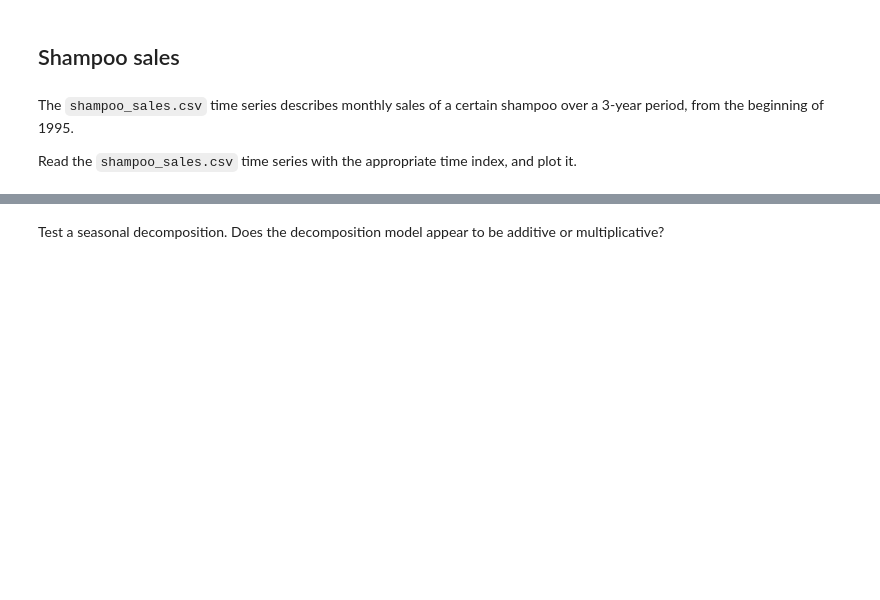
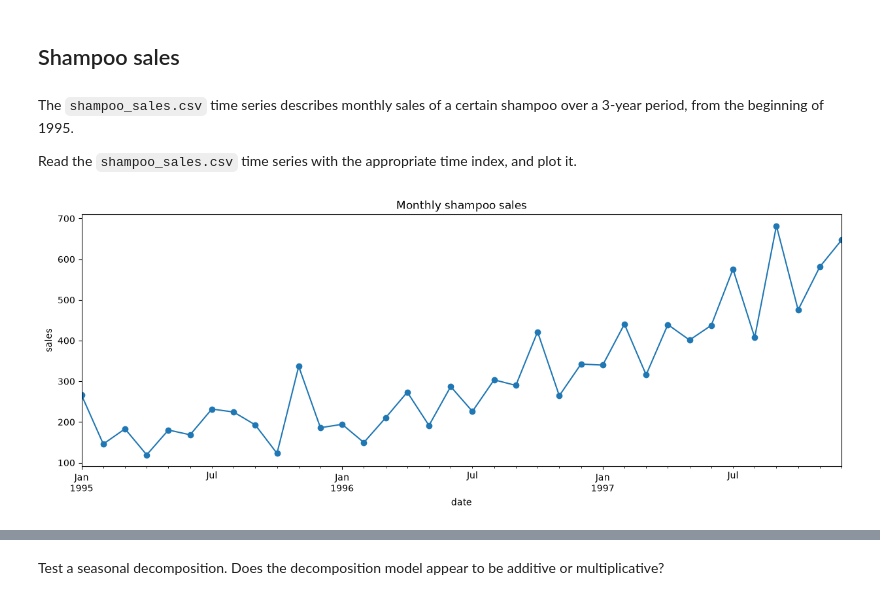
Before and after one commit to Giovanipt2/Time-Series, a Jupyter notebook: notebooks/differencing.ipynb, the cells around one changed output, grey strips where cells are left out. Saved outputs shown, nothing was run; the diff lists cells and outputs as text; code cells hidden in the pictures; blank space fills up the shorter version.

```diff
--- a/notebooks/differencing.ipynb
+++ b/notebooks/differencing.ipynb
@@ -23,3 +25,23 @@ import matplotlib.pyplot as plt
 The `shampoo_sales.csv` time series describes monthly sales of a certain shampoo over a 3-year period, from the beginning of 1995.
 
 Read the `shampoo_sales.csv` time series with the appropriate time index, and plot it.
+# %%
+df = pd.read_csv(
+    "../data/shampoo_sales.csv",
+    usecols=["Sales"],          # the header row is used; drop the non-date "Month" column
+)
+df.columns = ["sales"]
+
+# Monthly index starting January 1995; periods=len(df) keeps it aligned with the data (36 months)
+df.index = pd.date_range(start="1995-01", periods=len(df), freq="MS")
+df.index.name = "date"
+
+sales = df["sales"]
+
+fig, ax = plt.subplots(figsize=(15, 5))
+sales.plot(ax=ax, marker="o")
+ax.set_ylabel("sales")
+ax.set_title("Monthly shampoo sales")
+plt.show()
+# %% [output]
+[figure, added]
```
Also changed, not shown: parts of 13 cells of this notebook, 3 other files.
